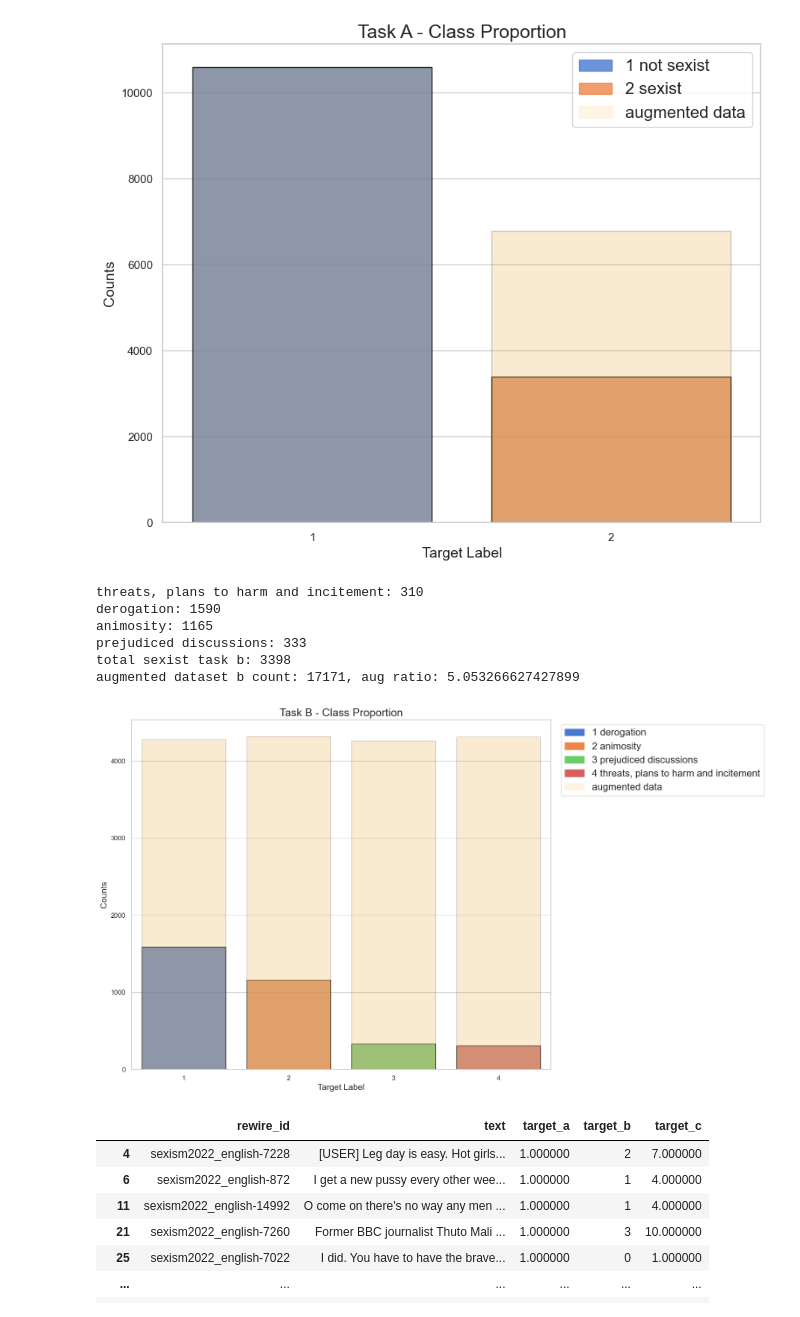
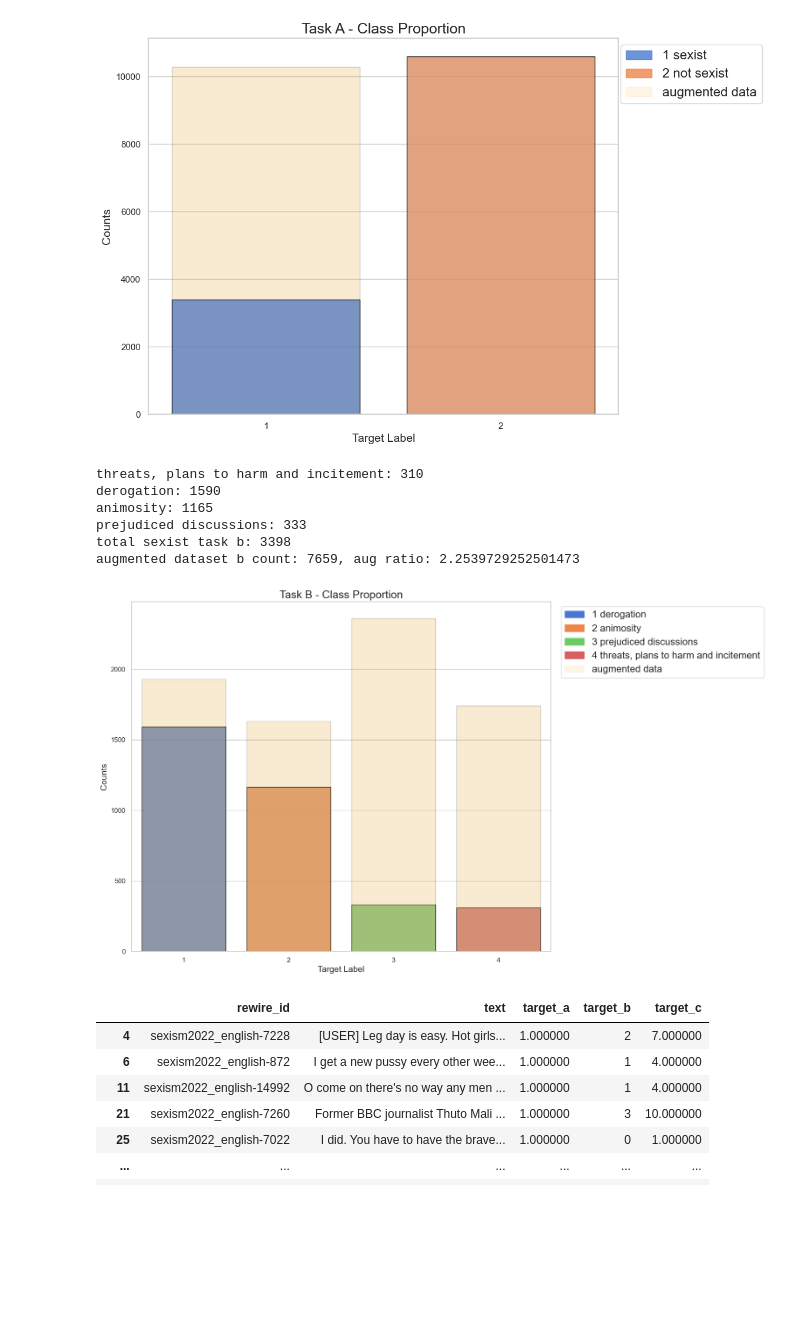
Before and after one commit to AxelBogos/SemEval-Edos, a Jupyter notebook: notebooks/5_ab_final-report-plots-data-aug.ipynb, the cells around one changed output. Drawn from its saved outputs; the diff is of its cells as text; code cells hidden in the pictures; blank space fills up the shorter version.

Commit message:
add task a

```diff
--- a/notebooks/5_ab_final-report-plots-data-aug.ipynb
+++ b/notebooks/5_ab_final-report-plots-data-aug.ipynb
@@ -23,3 +23,20 @@ train_aug_synonym_sf = pd.read_csv(os.path.join(AUGMENTED_DATA_DIR, "sf_train_au
 train_rand_swap = pd.read_csv(os.path.join(AUGMENTED_DATA_DIR, "train_augmented_random_swap.csv"))
 train_self_training = pd.read_csv(os.path.join(AUGMENTED_DATA_DIR, "task_b_GAB_aug.csv"))
 train_self_training_reddit = pd.read_csv(os.path.join(AUGMENTED_DATA_DIR, "task_b_reddit_aug.csv"))
+
+train_self_training_GAB_FULL = pd.read_csv(os.path.join(AUGMENTED_DATA_DIR, "task_a_GAB_aug_99conf_FULL.csv"))
+train_self_training_reddit_FULL = pd.read_csv(os.path.join(AUGMENTED_DATA_DIR, "task_a_reddit_aug_99conf_FULL.csv"))
+# %%
+# Explore task a
+train_task_a = train_df.drop(['rewire_id', 'target_b', 'target_c'], axis=1)
+train_task_a = train_df.copy()
+
+# augment a
+GAB_task_a = train_self_training_GAB_FULL.copy()
+GAB_task_a = GAB_task_a.drop(['rewire_id', 'target_b', 'target_c'], axis=1)
+
+reddit_task_a = train_self_training_reddit_FULL.copy()
+reddit_task_a = reddit_task_a.drop(['rewire_id', 'target_b', 'target_c'], axis=1)
+
+# a1_aug_syn = train_aug_synonym.loc[train_aug_synonym['target_a'] == 1]
+# a1_aug_insertion = train_aug_insertion.loc[train_aug_insertion['target_a'] == 1]
@@ -26,17 +59,13 @@ train_self_training_reddit = pd.read_csv(os.path.join(AUGMENTED_DATA_DIR, "task_
 # %%
-# Explore task a
-# train_task_a = train_df.drop(['rewire_id', 'target_b', 'target_c'], axis=1)
-train_task_a = train_df.copy()
+GAB_task_a_sexist = GAB_task_a.loc[GAB_task_a['target_a'] == 1]
+orig_len_GAB_sexist = len(GAB_task_a_sexist)
 
-# augment a
-a1_aug_syn = train_aug_synonym.loc[train_aug_synonym['target_a'] == 1]
-a1_aug_insertion = train_aug_insertion.loc[train_aug_insertion['target_a'] == 1]
+GAB_task_a_not_sexist = GAB_task_a.loc[GAB_task_a['target_a'] == 0]
+orig_len_GAB_not_sexist = len(GAB_task_a_not_sexist)
 
-orig_len = len(a1_aug_syn)
-
-aug_task_a = pd.concat([train_task_a,
-                        a1_aug_insertion.sample(int(orig_len * 1)),
-                        a1_aug_syn.sample(int(orig_len * 0))])
+aug_task_a_sexist = pd.concat([train_task_a.loc[train_task_a['target_a'] == 1],
+                        GAB_task_a_sexist.sample(int(orig_len_GAB_sexist * 0.8))
+                        ])
 
 plt.figure(figsize=(10, 8))
 sns.set_theme(style="whitegrid")
@@ -46,37 +75,38 @@ plt.xlabel("Target Label", size=14)
 plt.title("Task A - Class Proportion", size=18)
 
 # Count the number of occurrences of each class label
 counts = train_task_a['target_a'].value_counts()
-counts1 = aug_task_a['target_a'].value_counts()
+counts1 = aug_task_a_sexist['target_a'].value_counts()
 
 # Sort the counts in descending order
-counts = counts.sort_values(ascending=False)
+counts = counts.sort_values(ascending=True)
 
 # Create a bar plot using Seaborn
 palette = sns.color_palette("muted")
-sns.barplot(x=counts.index, y=counts.values, order=counts.index, palette=palette,
-            edgecolor="black", alpha=0.8)
 
 sns.barplot(x=counts1.index, y=counts1.values, order=counts1.index, color='orange',
             edgecolor="black", alpha=0.2)
 
-labels = ['1 not sexist', '2 sexist']
+sns.barplot(x=counts.index, y=counts.values, order=counts.index, palette=palette,
+            edgecolor="black", alpha=0.8)
+
+labels = ['1 sexist', '2 not sexist']
 labels_axis = ['1', '2']
 plt.xticks([0, 1], labels_axis)
 
 # Create proxy artists for the legend
 proxy_artists = []
 for i, (label, color) in enumerate(zip(labels, palette)):
     proxy_artists.append(mpatches.Patch(color=color, label=label, edgecolor='black', alpha=0.8))
     if i == 1:
         # Add a separate bar for augmented data
         proxy_artists.append(mpatches.Patch(color='orange', label="augmented data", edgecolor='black', alpha=0.1))
 
 # Create the legend
-plt.legend(handles=proxy_artists, loc='upper right', fontsize=16)
+plt.legend(handles=proxy_artists, loc='upper right', fontsize=16, bbox_to_anchor=(1.32, 1.0))
 plt.subplots_adjust(left=0.1, right=0.9, bottom=0.1, top=0.9)
 
 # aug_task_a.to_csv(Path(AUGMENTED_DATA_DIR, f"augmented_task_a.csv"), index=False)
 # plt.savefig('TaskA-ClassProportion.png', dpi=500)
 # %% [output]
-[figure, old version]
+[figure, new version]
@@ -127,18 +167,18 @@ print(f"prejudiced discussions: {len(b4)}")
 print(f"total sexist task b: {len(pd.concat([b1, b2, b3, b4]))}")
 
 aug_task_b = pd.concat([train_task_b,
-                        b1_aug_insertion.sample(int(len(b1) * 1)),
-                        b1_aug_syn.sample(int(len(b1) * 1)),
+                        b1_aug_insertion.sample(int(len(b1) * 0)),
+                        b1_aug_syn.sample(int(len(b1) * 0)),
                         b1_aug_swap.sample(int(len(b1) * 0)),
-                        b1_sfr_insert.sample(int(len(b1_sfr_insert) * 1)),
-                        b1_sfr_syn.sample(int(len(b1_sfr_syn) * 1)),
+                        b1_sfr_insert.sample(int(len(b1_sfr_insert) * 0)),
+                        b1_sfr_syn.sample(int(len(b1_sfr_syn) * 0)),
 
-                        b2_aug_insertion.sample(int(len(b2) * 0.45)),
+                        b2_aug_insertion.sample(int(len(b2) * 0.0)),
                         b2_aug_syn.sample(int(len(b2) * 0)),
                         b2_sfr_insert.sample(int(len(b2_sfr_insert) * 0)),
                         b2_sfr_syn.sample(int(len(b2_sfr_syn) * 0)),
 
-                        b3_aug_insertion.sample(int(len(b3) * 0.5)),
+                        b3_aug_insertion.sample(int(len(b3) *0)),
                         b3_aug_syn.sample(int(len(b3) * 0)),
                         b3_sfr_insert.sample(int(len(b3_sfr_insert) * 0)),
                         b3_sfr_syn.sample(int(len(b3_sfr_syn) * 0)),
@@ -146,7 +186,7 @@ aug_task_b = pd.concat([train_task_b,
                         b4_aug_syn.sample(int(len(b4) * 0)),
                         b4_aug_insertion.sample(int(len(b4) * 0)),
                         b4_aug_swap.sample(int(len(b4) * 0)),
-                        b4_sfr_insert.sample(int(len(b4_sfr_insert) * 0.7)),
+                        b4_sfr_insert.sample(int(len(b4_sfr_insert) * 0)),
                         b4_sfr_syn.sample(int(len(b4_sfr_syn) * 0)),
 
                         b1_sf.sample(int(len(b1_sf) * 1)),
@@ -157,7 +197,7 @@ aug_task_b = pd.concat([train_task_b,
                         b1_sfr.sample(int(len(b1_sfr) * 1)),
                         b2_sfr.sample(int(len(b2_sfr) * 1)),
                         b3_sfr.sample(int(len(b3_sfr) * 1)),
-                        b4_sfr.sample(int(len(b4_sfr) * 0.95))])
+                        b4_sfr.sample(int(len(b4_sfr) * 1))])
 
 print(f"augmented dataset b count: {len(aug_task_b)}, aug ratio: {len(aug_task_b)/len(train_task_b)}")
 
@@ -210,8 +250,8 @@ derogation: 1590
 animosity: 1165
 prejudiced discussions: 333
 total sexist task b: 3398
-augmented dataset b count: 17171, aug ratio: 5.053266627427899
+augmented dataset b count: 7659, aug ratio: 2.2539729252501473
-[figure, old version]
+[figure, new version]
 # %%
 aug_task_b
 # %% [output]
```
Also changed, not shown: parts of 3 cells of this notebook, 6 other files.
